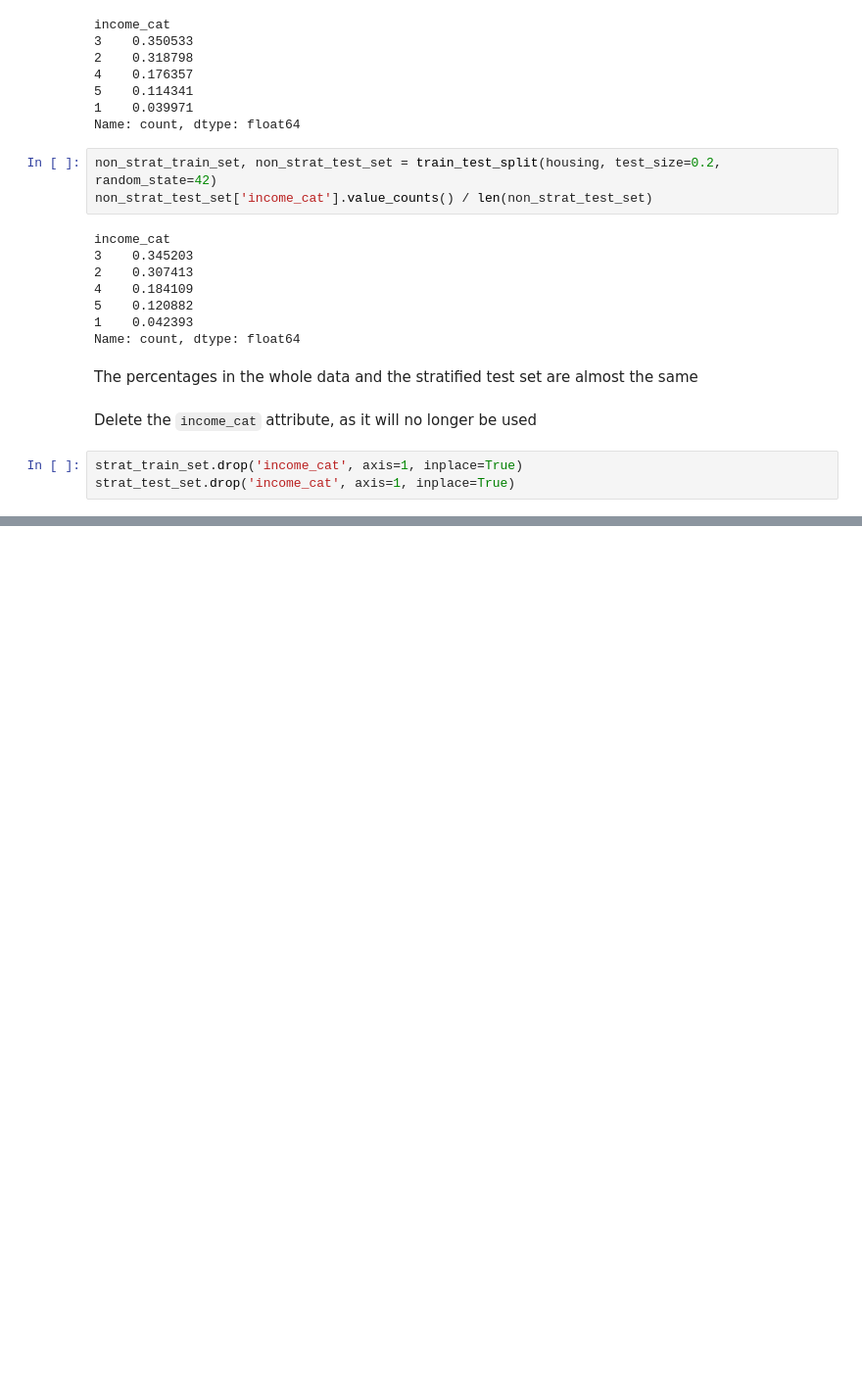
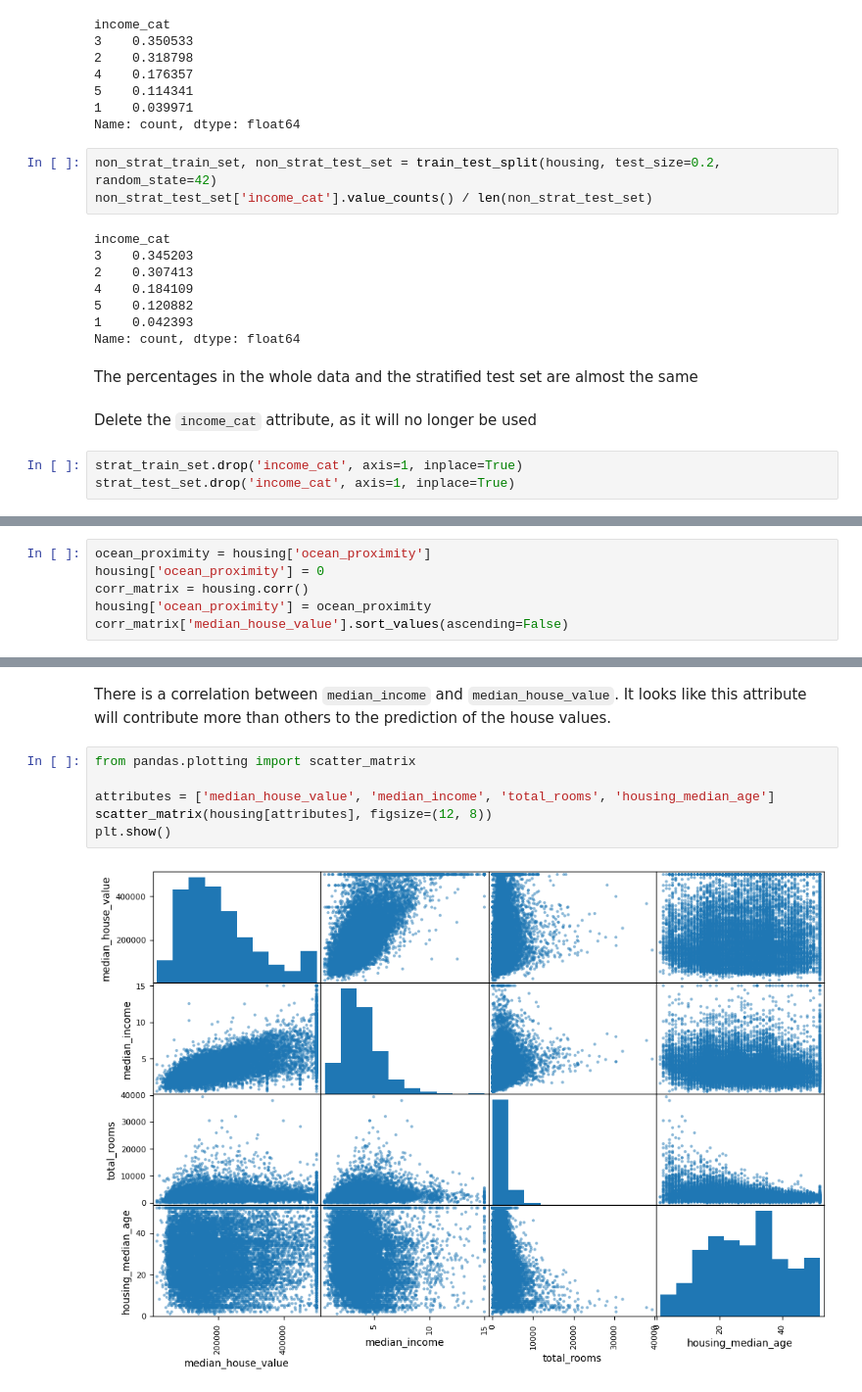
Before and after one commit to artilugio0/ml-house-pricing-linear-regression, a Jupyter notebook: house pricing.ipynb, the cells around one changed output, grey strips where cells are left out. Shown at 98% size. Saved outputs shown, nothing was run; the diff lists cells and outputs as text; blank space fills up the shorter version.

```diff
--- a/house pricing.ipynb
+++ b/house pricing.ipynb
@@ -276,0 +303,6 @@ strat_test_set.drop('income_cat', axis=1, inplace=True)
+# %%
+ocean_proximity = housing['ocean_proximity']
+housing['ocean_proximity'] = 0
+corr_matrix = housing.corr()
+housing['ocean_proximity'] = ocean_proximity
+corr_matrix['median_house_value'].sort_values(ascending=False)
@@ -276,0 +322,10 @@ strat_test_set.drop('income_cat', axis=1, inplace=True)
+# %% [markdown]
+There is a correlation between `median_income` and `median_house_value`. It looks like this attribute will contribute more than others to the prediction of the house values.
+# %%
+from pandas.plotting import scatter_matrix
+
+attributes = ['median_house_value', 'median_income', 'total_rooms', 'housing_median_age']
+scatter_matrix(housing[attributes], figsize=(12, 8))
+plt.show()
+# %% [output]
+[figure, added]
```
Also changed, not shown: parts of 15 cells of this notebook.
